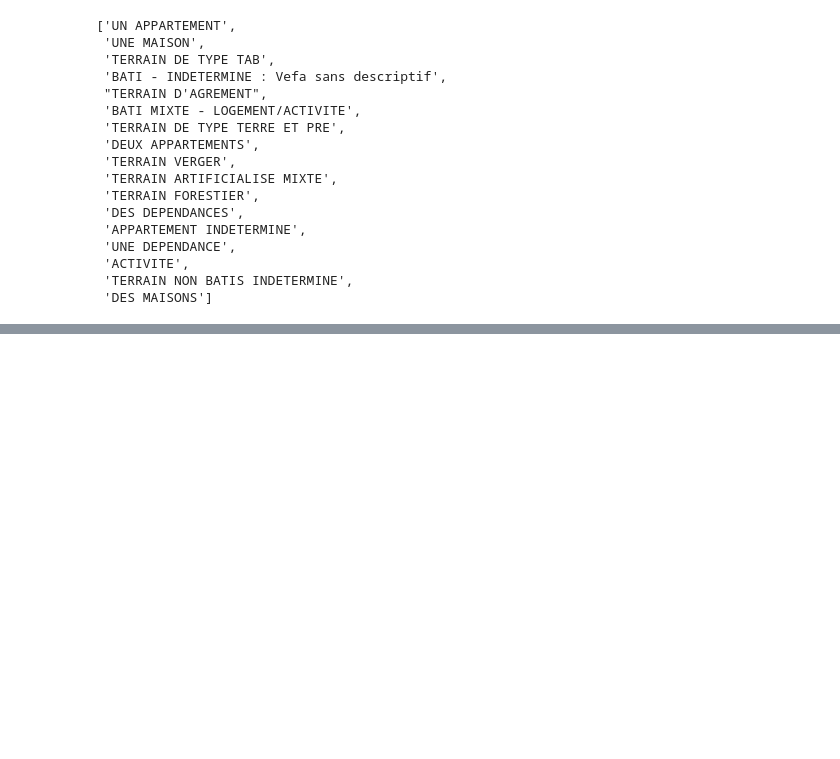
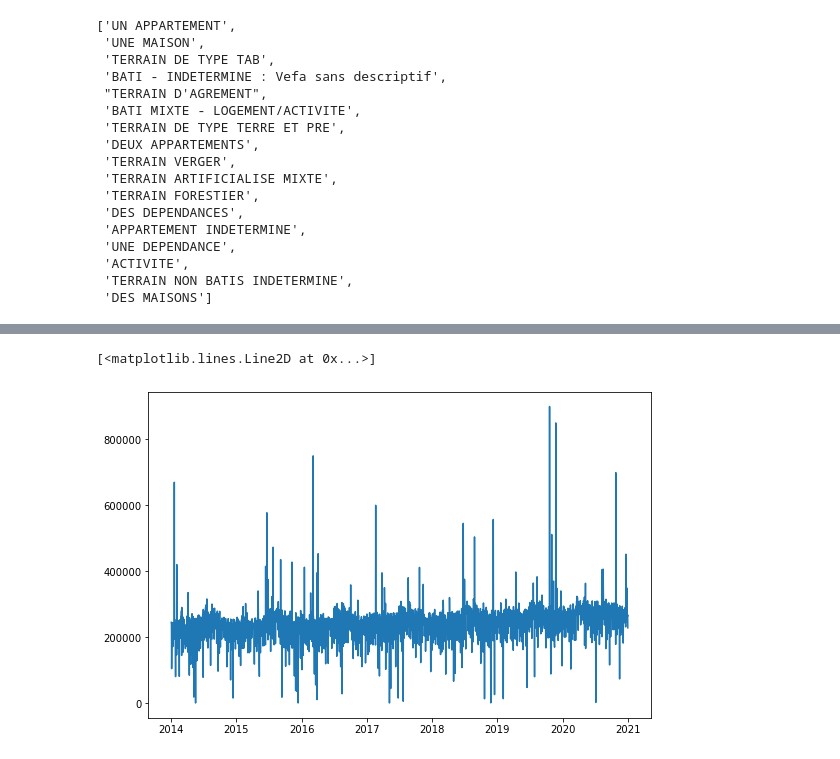
Before and after one commit to Juliette-De/the-right-price, a Jupyter notebook: Untitled.ipynb, the cells around one changed output, grey strips where cells are left out. Cells and saved outputs as stored; diff of their text form; code cells hidden in the pictures; blank space fills up the shorter version.

```diff
--- a/Untitled.ipynb
+++ b/Untitled.ipynb
@@ -327,0 +409,2 @@ IDF_sample[IDF_sample['Dept'] == dept_slider].libtypbien.unique().tolist() if de
+# %%
+IDF_sample['date'] = pd.to_datetime(dict(day=IDF_sample.day, month=IDF_sample.month, year=IDF_sample.year))
@@ -327,0 +422,11 @@ IDF_sample[IDF_sample['Dept'] == dept_slider].libtypbien.unique().tolist() if de
+# %%
+IDF = pd.read_csv('data_right_price/Data localisée/mutations_IDF_train_localized.csv', index_col='Unnamed: 0')
+# %%
+IDF.datemut = pd.to_datetime(IDF.datemut)
+IDF['day'] = IDF.datemut.dt.day
+IDF['weekday'] = IDF.datemut.dt.weekday
+IDF['month'] = IDF.datemut.dt.month
+IDF['year'] = IDF.datemut.dt.year
+IDF.drop(['anneemut', 'moismut', 'coddep', 'vefa'], axis=1, inplace=True)
+# %%
+IDF['day_month'] = pd.to_datetime(dict(day=IDF_sample.day, month=IDF_sample.month, year=2000))
@@ -327,0 +460,7 @@ IDF_sample[IDF_sample['Dept'] == dept_slider].libtypbien.unique().tolist() if de
+# %%
+import matplotlib.pyplot as plt
+_, ax = plt.subplots(figsize=(9, 6))
+ax.plot(IDF[IDF['valeurfonc'] <= 1000000].groupby('datemut').mean()['valeurfonc'])
+# %% [output]
+[<matplotlib.lines.Line2D at 0x...>]
+[figure, added]
```
Also changed, not shown: parts of 77 cells of this notebook, 2 other files.
